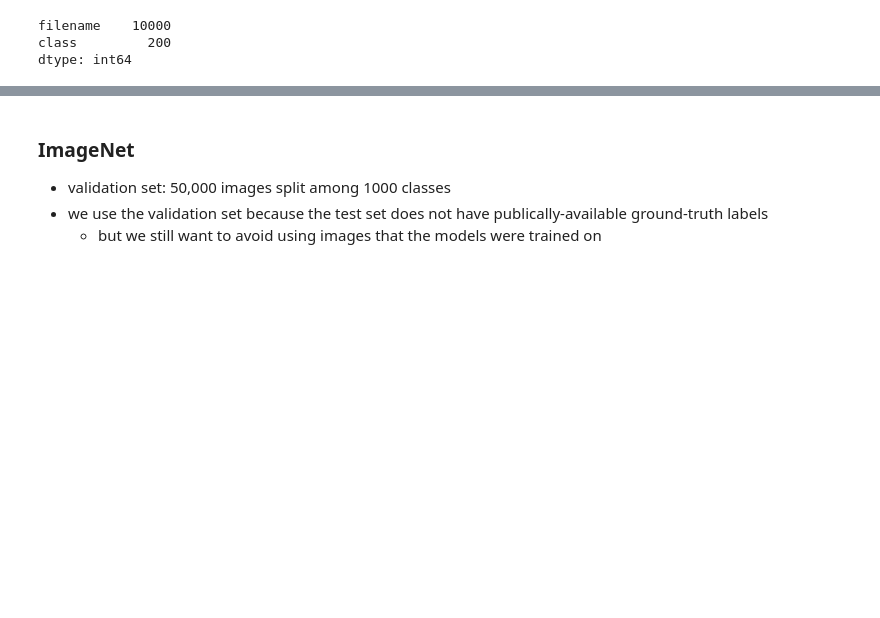
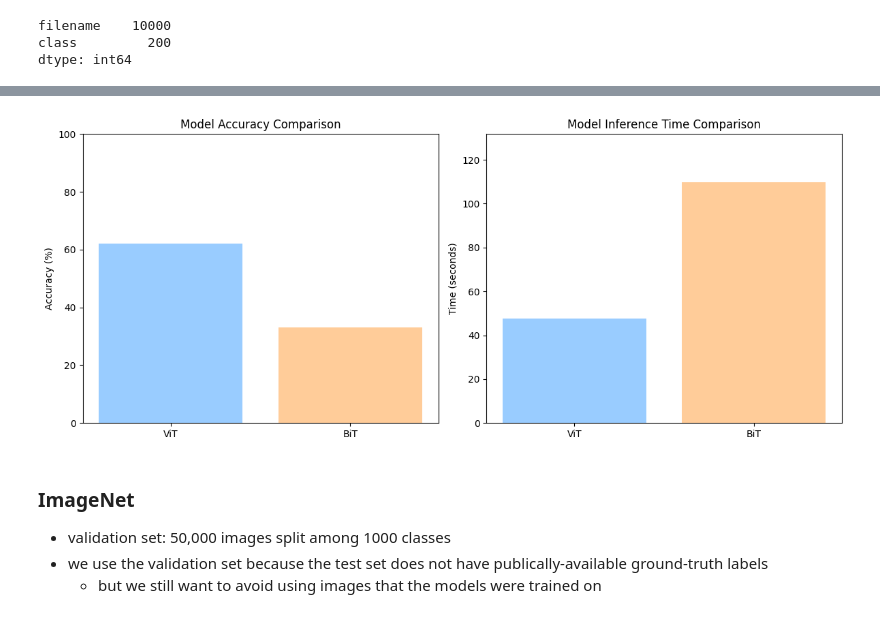
Before and after one commit to MagneticZebra/ViT-vs-CNN, a Jupyter notebook: cnn_vs_vit.ipynb, the cells around one changed output, grey strips where cells are left out. Cells and saved outputs as stored; diff of their text form; code cells hidden in the pictures; blank space fills up the shorter version.

```diff
--- a/cnn_vs_vit.ipynb
+++ b/cnn_vs_vit.ipynb
@@ -8,15 +8,20 @@
 import numpy as np
 import PIL
 import torch
+import matplotlib.pyplot as plt
+
 from torch.utils.data import DataLoader
 import os
 import pandas as pd
 from transformers import ViTImageProcessor, ViTForImageClassification, BitImageProcessor, BitForImageClassification
 import time
 
+DEVICE = torch.device('cuda') if torch.cuda.is_available() else torch.device('cpu')
+
 # Both ViT and BiT models classify images into one of 1000 classes from ImageNet
 processor = ViTImageProcessor.from_pretrained('google/vit-base-patch16-224')
 vit_model = ViTForImageClassification.from_pretrained(
-    'google/vit-base-patch16-224')
+    'google/vit-base-patch16-224').eval().to(DEVICE)
 feature_extractor = BitImageProcessor.from_pretrained("google/bit-50")
-bit_model = BitForImageClassification.from_pretrained("google/bit-50")
+bit_model = BitForImageClassification.from_pretrained("google/bit-50").eval().to(DEVICE)
+print(DEVICE)
@@ -166,3 +331,57 @@ BiT Accuracy: 33.19
+# %%
+# File path where the results are stored
+file_path = 'model_results.json'
+
+# Initialize default values in case the file does not exist
+results = {
+    'vit_accuracy': 0,
+    'vit_time_taken': 0,
+    'bit_accuracy': 0,
+    'bit_time_taken': 0
+}
+
+# Retrieve results from the file if it exists
+if os.path.exists(file_path):
+    with open(file_path, 'r') as f:
+        results = json.load(f)
+
+# Extract accuracy and time taken from the file
+vit_accuracy = results.get('vit_accuracy', 0)
+vit_time_taken = results.get('vit_time_taken', 0)
+bit_accuracy = results.get('bit_accuracy', 0)
+bit_time_taken = results.get('bit_time_taken', 0)
+
+# Model names
+models = ['ViT', 'BiT']
+
+# Accuracy and time taken values
+accuracies = [vit_accuracy * 100, bit_accuracy * 100]
+times_taken = [vit_time_taken, bit_time_taken]
+
+# Create a figure and axis
+fig, ax = plt.subplots(1, 2, figsize=(12, 5))
+
+# Lighter colors for the bars using hex values
+light_blue = '#99CCFF'  # Lighter shade of blue
+light_orange = '#FFCC99'  # Lighter shade of orange
+
+# Accuracy Plot
+ax[0].bar(models, accuracies, color=[light_blue, light_orange])
+ax[0].set_title('Model Accuracy Comparison')
+ax[0].set_ylabel('Accuracy (%)')
+ax[0].set_ylim(0, 100)
+
+# Time Taken Plot
+ax[1].bar(models, times_taken, color=[light_blue, light_orange])
+ax[1].set_title('Model Inference Time Comparison')
+ax[1].set_ylabel('Time (seconds)')
+ax[1].set_ylim(0, max(times_taken) * 1.2)  # Add some space for better visibility
+
+# Display the plots
+plt.tight_layout()
+plt.show()
+# %% [output]
+[figure, added]
 # %% [markdown]
 ### ImageNet
 - validation set: 50,000 images split among 1000 classes
```
Also changed, not shown: parts of 10 cells of this notebook, 2 other files.
